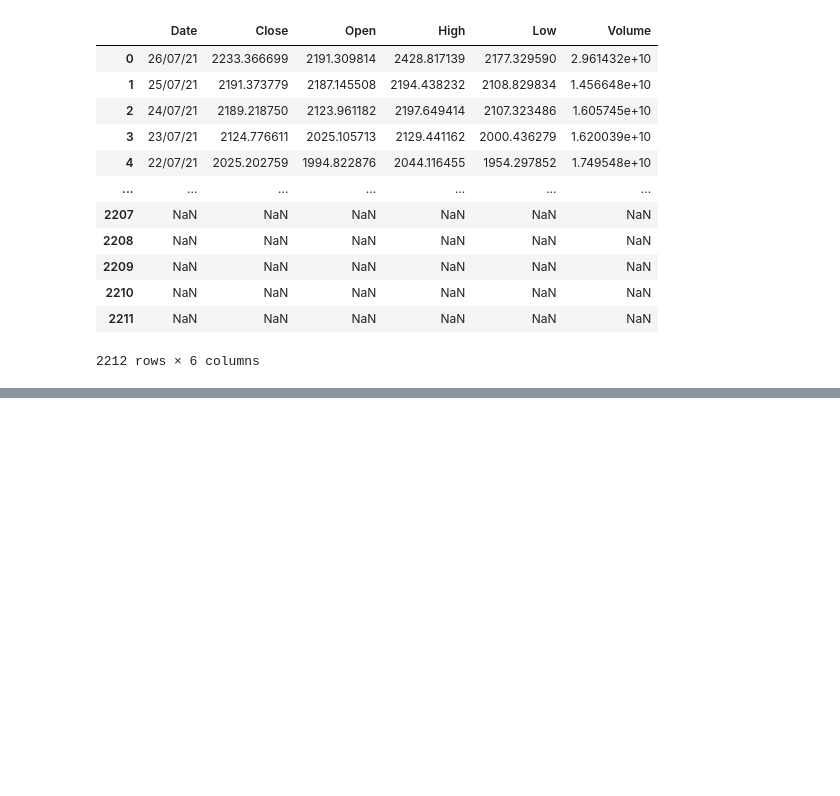
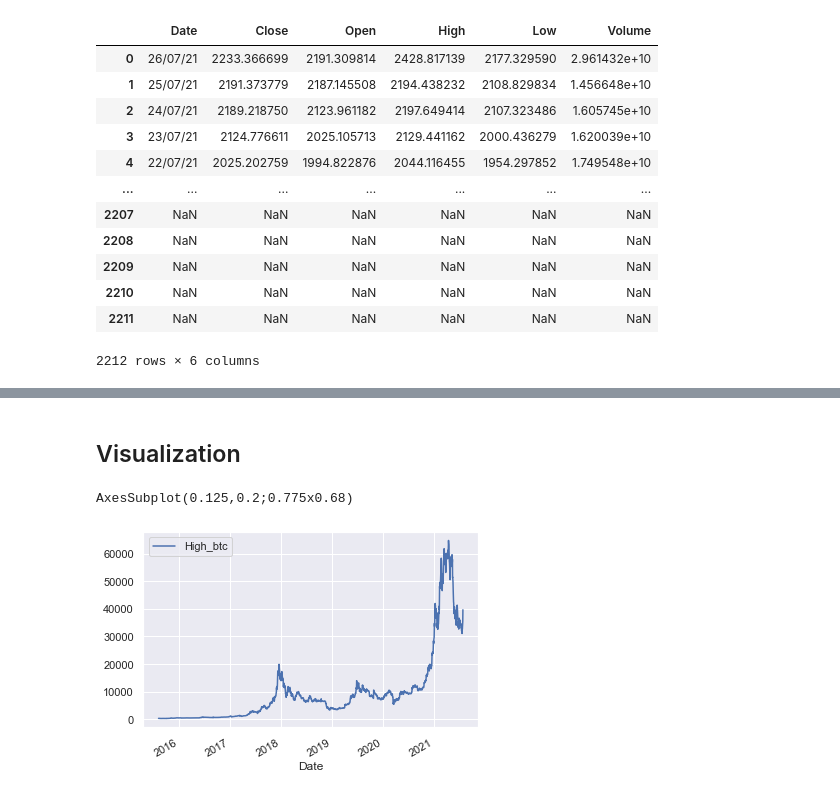
Before and after one commit to data301-2021-winter1/project-group08-project, a Jupyter notebook: notebooks/mete_cil.ipynb, the cells around one changed output, grey strips where cells are left out. Cells and saved outputs as stored; diff of their text form; code cells hidden in the pictures; blank space fills up the shorter version.

```diff
--- a/notebooks/mete_cil.ipynb
+++ b/notebooks/mete_cil.ipynb
@@ -40,0 +205,3 @@ pd.read_csv("/Users/metec/school/project-group08-project/data/processed/etherium
+# %%
+eth=eth.reset_index(drop=True)
+eth
@@ -40,0 +224,3 @@ pd.read_csv("/Users/metec/school/project-group08-project/data/processed/etherium
+# %%
+eth['Date'] = pd.to_datetime(eth['Date'], format='%d/%m/%y')
+eth
@@ -40,0 +243,4 @@ pd.read_csv("/Users/metec/school/project-group08-project/data/processed/etherium
+# %%
+
+merge1=pd.merge(btc,eth,on="Date",how="inner")
+merge1
@@ -40,0 +263,4 @@ pd.read_csv("/Users/metec/school/project-group08-project/data/processed/etherium
+# %%
+merge1.columns= [x.replace('_x','_btc') for x in merge1.columns]
+merge1.columns=[x.replace('_y','_eth') for x in merge1.columns]
+merge1
@@ -40,0 +281,11 @@ pd.read_csv("/Users/metec/school/project-group08-project/data/processed/etherium
+# %% [markdown]
+## Visualization
+# %%
+import seaborn as sns
+
+y=merge1.plot( x='Date', y='High_btc')
+#x=sns.pairplot(eth)
+print(y)
+# %% [output]
+AxesSubplot(0.125,0.2;0.775x0.68)
+[figure, added]
```
Also changed, not shown: parts of 30 cells of this notebook, 3 other files.
